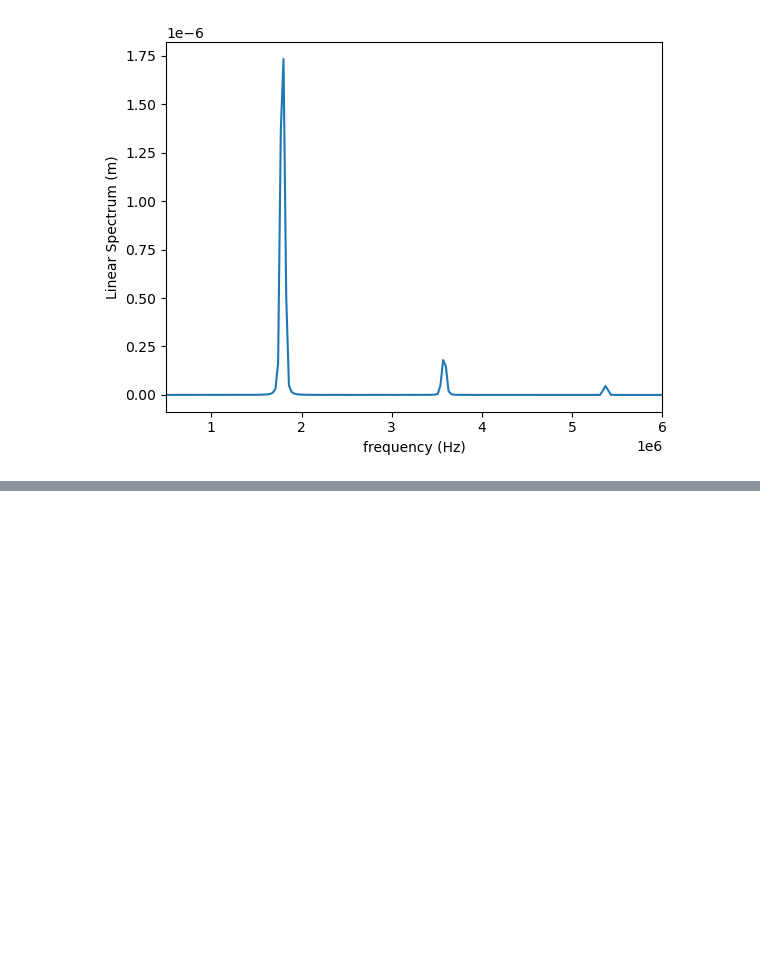
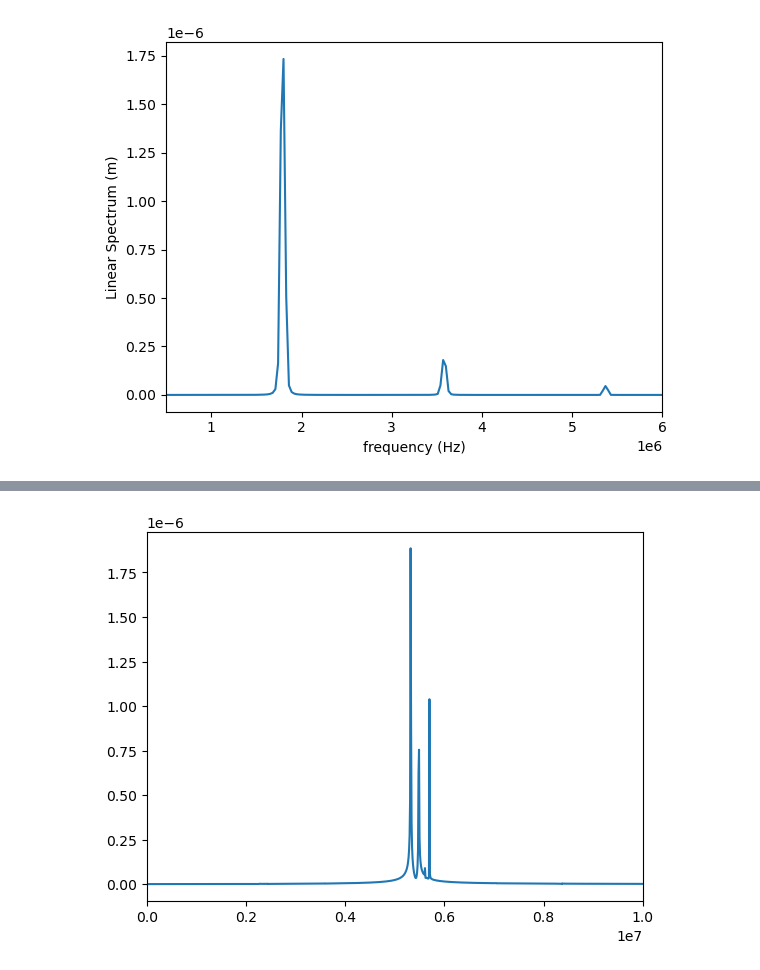
Before and after one commit to code-sc/ion-trap-simulation, a Jupyter notebook: simulation_code.ipynb, the cells around one changed output, grey strips where cells are left out. Saved outputs shown, nothing was run; the diff lists cells and outputs as text; code cells hidden in the pictures; blank space fills up the shorter version.

Commit message:
Simulation of ions in a 3D trap potential with structural phase transitions

```diff
--- a/simulation_code.ipynb
+++ b/simulation_code.ipynb
@@ -297,7 +356,7 @@ def sim_leapfrog_dless(N, T, dt, x_0, v_0, input_dless=False, output_dless=False
 # %%
 import profile, pstats
 from pstats import SortKey
-from src import ion_trap
+import ion_trap_1d
 
 # profiling
 
@@ -312,15 +371,15 @@ T = 1e-4
 dt = 1e-9
 
 # 9 ions
-# x_sim, v_sim = ion_trap.sim_leapfrog(9, T, dt, M, [-0.5339*l, -0.3764*l, -0.2429*l, -0.1194*l, 0*l, 0.1194*l, 0.2429*l, 0.3764*l, 0.5339*l], [0, 0, 0, 0, 0, 0, 0, 0, 0])
-x_sim, v_sim = ion_trap.sim_leapfrog_dless(9, T, dt, [-2.6803*l0*1.004, -1.8897*l0*1.004, -1.2195*l0, -0.59958*l0, 0*l0, 0.59958*l0, 1.2195*l0, 1.8897*l0, 2.6803*l0], [0, 0, 0, 0, 0, 0, 0, 0, 0])
+# x_sim, v_sim = ion_trap_1d.sim_leapfrog(9, T, dt, M, [-0.5339*l, -0.3764*l, -0.2429*l, -0.1194*l, 0*l, 0.1194*l, 0.2429*l, 0.3764*l, 0.5339*l], [0, 0, 0, 0, 0, 0, 0, 0, 0])
+# x_sim, v_sim = sim_leapfrog(9, T, dt, M_Yb, [-2.6803*l0*1.004, -1.8897*l0*1.004, -1.2195*l0, -0.59958*l0, 0*l0, 0.59958*l0, 1.2195*l0, 1.8897*l0, 2.6803*l0], [0, 0, 0, 0, 0, 0, 0, 0, 0])
 
 # 5 ions
 # x_sim, v_sim = ion_trap.sim_leapfrog(5, T, dt, M, x_0=[-0.6395*l, -0.3017*l, 0, 0.3017*l, 0.6395*l], v_0=[0, 0, 0, 0, 0])
 
 # 4 ions
 # x_sim, v_sim = sim_leapfrog(4, T, dt, M, x_0=[(-1.4368 + 0.5)*l, (-0.45438 - 0.5)*l, (0.45438-0.5)*l, (1.4368+0.5)*l], v_0=[0, 0, 0, 0])
-# x_sim, v_sim = ion_trap.sim_leapfrog_dless(4, T, dt, x_0=[(-1.4368 + 0.25)*l0, (-0.45438 - 0.25)*l0, (0.45438-0.25)*l0, (1.4368+0.25)*l0], v_0=[0, 0, 0, 0])
+x_sim, v_sim = ion_trap_1d.sim_leapfrog_dless(4, T, dt, x_0=[(-1.4368 + 0.25)*l0, (-0.45438 - 0.25)*l0, (0.45438-0.25)*l0, (1.4368+0.25)*l0], v_0=[0, 0, 0, 0])
 
 # 3 ions
 # x_sim, v_sim = ion_trap.sim_leapfrog(3, T, dt, M, x_0=[-1.0772*l + 0.4082*l, 0 - 0.8165*l, 1.0772*l + 0.4082*l], v_0=[0, 0, 0])
@@ -448,0 +671,24 @@ plt.show()
+# %%
+# simulation
+from src import ion_trap_3d
+
+n = 30
+T = 1e-4
+dt = 1e-9
+
+# r_0 = np.array([[0, 0, -2.94039854e-06],
+#                 [0, 0, 0],
+#                 [0, 0, 2.94039116e-06]])
+# cython
+r_0 = r_eq.reshape(n*3)
+v_0 = np.zeros(n*3)
+
+#python
+# r_0 = r_eq.reshape((n, 3))
+# v_0 = np.zeros((n, 3))
+
+r_sim, v_sim = ion_trap_3d.sim_leapfrog(n, T, dt, r_0, v_0)
+# r_sim, v_sim, a_sim = sim_leapfrog(n, T, dt, r_0, v_0)
+
+r_sim = np.array(r_sim).reshape((-1, n, 3))
+v_sim = np.array(v_sim).reshape(-1, n, 3)
@@ -448,0 +712,13 @@ plt.show()
+# %%
+# Fourier Transform
+from scipy.fft import rfft, rfftfreq, rfftn
+
+yf = np.abs(rfftn(r_sim[:,1,1]))
+xf = rfftfreq(int(T / dt), T/int(T/dt))
+
+plt.plot(xf, yf)
+plt.xlim((1e-9, 1e7))
+# plt.ylim((0, 0.0012))
+plt.show()
+# %% [output]
+[figure, added]
```
Also changed, not shown: parts of 15 cells of this notebook, 10 other files.
